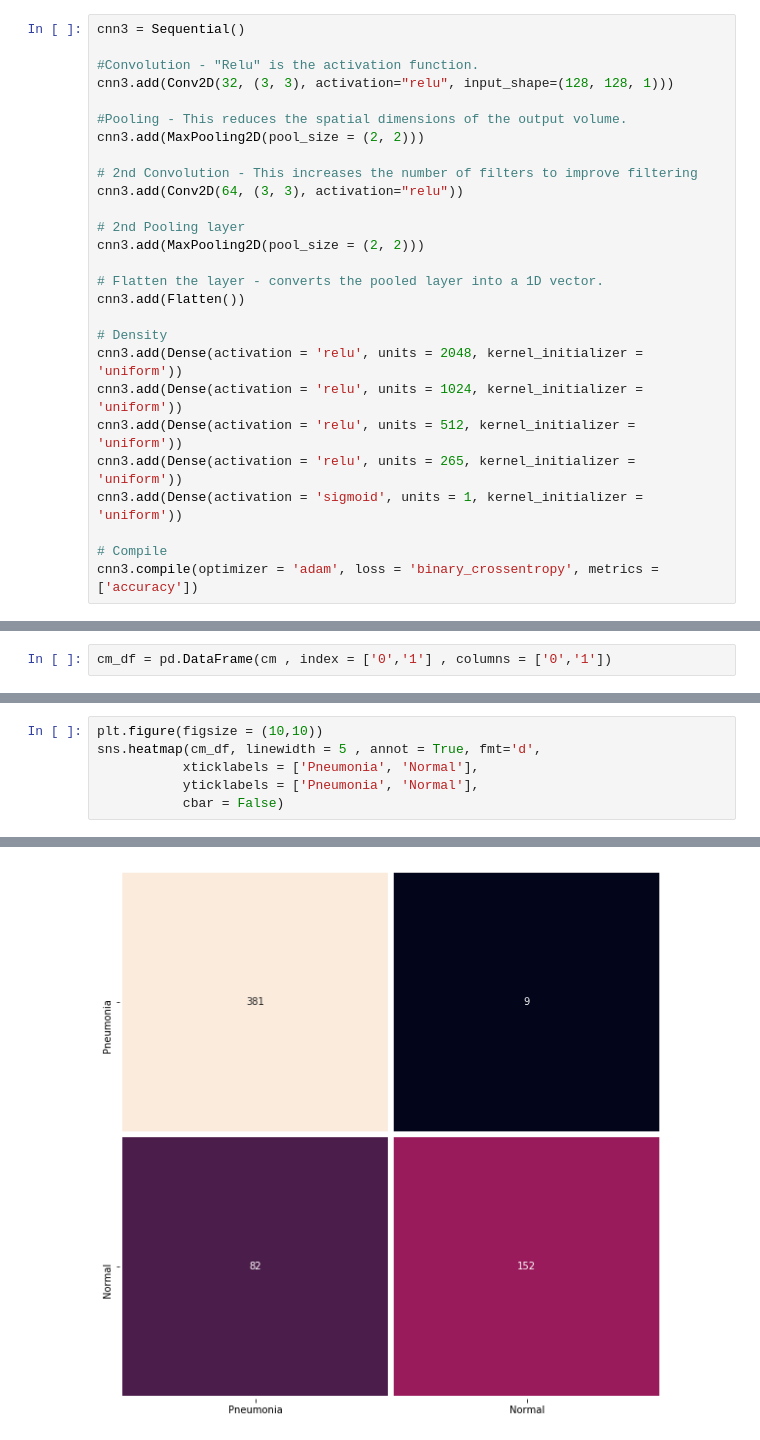
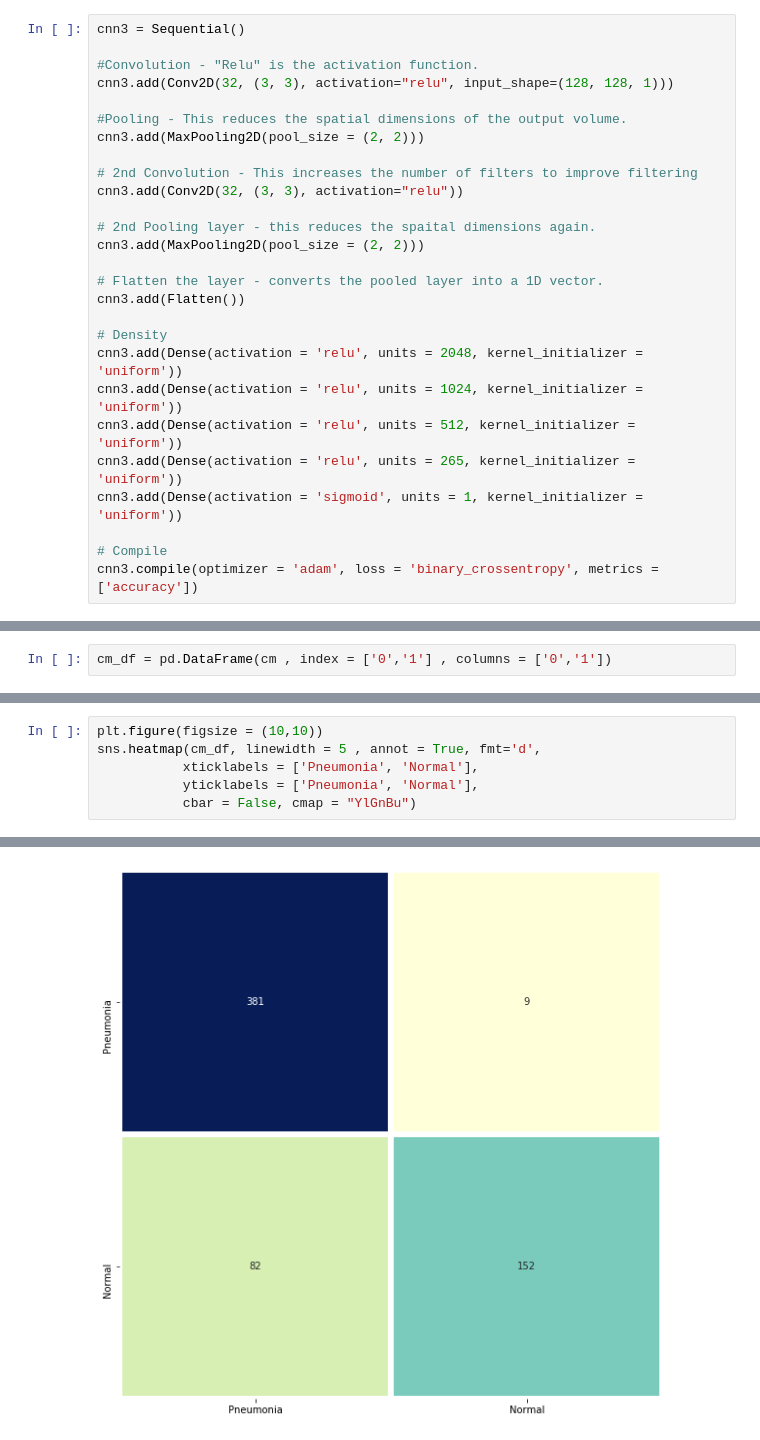
Before and after one commit to ta-data-bcn/Project-Week-8-Final-Project, a Jupyter notebook: your-project/Notebooks/01 Image Processing_CNN Model_Pneumonia.ipynb, the cells around one changed output, grey strips where cells are left out. Saved outputs shown, nothing was run; the diff lists cells and outputs as text.

```diff
--- a/your-project/Notebooks/01 Image Processing_CNN Model_Pneumonia_LargerDataset.ipynb
+++ b/your-project/Notebooks/01 Image Processing_CNN Model_Pneumonia.ipynb
@@ -266,9 +250,9 @@ cnn3.add(Conv2D(32, (3, 3), activation="relu", input_shape=(128, 128, 1)))
 cnn3.add(MaxPooling2D(pool_size = (2, 2)))
 
 # 2nd Convolution - This increases the number of filters to improve filtering
-cnn3.add(Conv2D(64, (3, 3), activation="relu"))
+cnn3.add(Conv2D(32, (3, 3), activation="relu"))
 
-# 2nd Pooling layer
+# 2nd Pooling layer - this reduces the spaital dimensions again.
 cnn3.add(MaxPooling2D(pool_size = (2, 2)))
 
 # Flatten the layer - converts the pooled layer into a 1D vector.
@@ -430,10 +429,10 @@ cm_df = pd.DataFrame(cm , index = ['0','1'] , columns = ['0','1'])
 # %%
 plt.figure(figsize = (10,10))
 sns.heatmap(cm_df, linewidth = 5 , annot = True, fmt='d',
            xticklabels = ['Pneumonia', 'Normal'],
            yticklabels = ['Pneumonia', 'Normal'],
-           cbar = False)
+           cbar = False, cmap = "YlGnBu")
 # %% [output]
 <matplotlib.axes._subplots.AxesSubplot at 0x...>
-[figure, old version]
+[figure, new version]
 # %%
```
Also changed, not shown: parts of 14 cells of this notebook.
